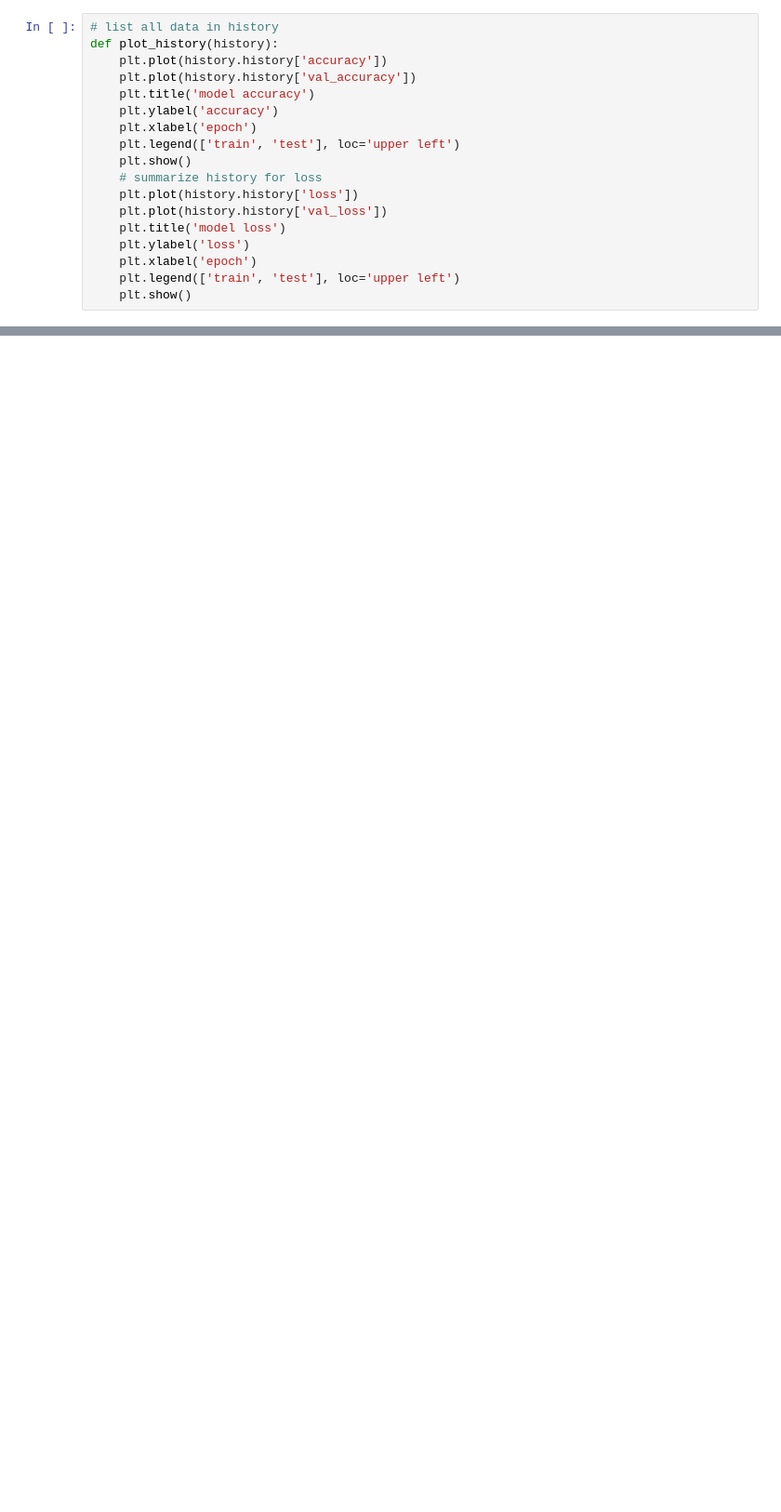
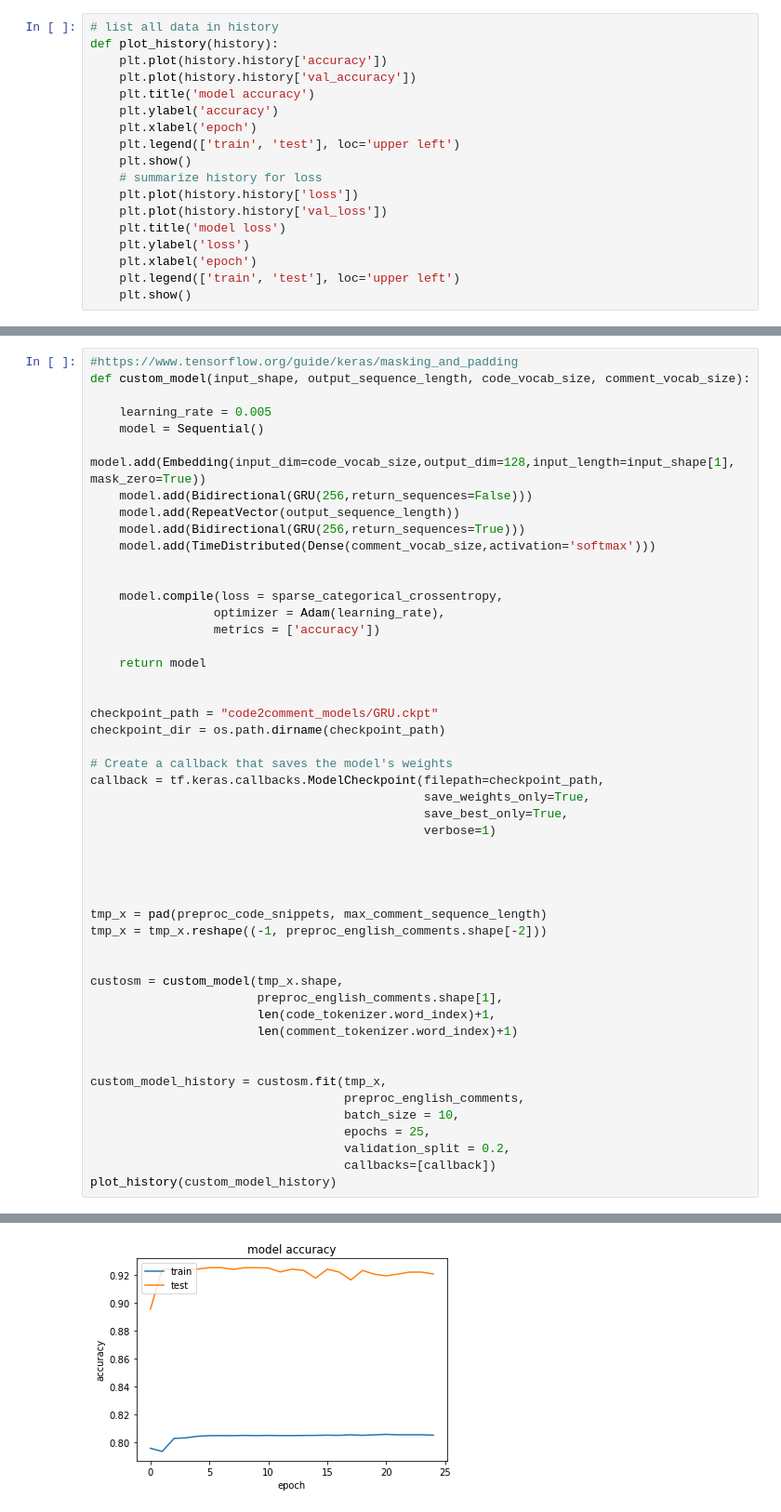
Before and after one commit to Avielstein/Python-NMT-models-for-Python-to-Comment--615-Deep-Learning, a Jupyter notebook: Code2CommentModels.ipynb, the cells around one changed output, grey strips where cells are left out. Shown at 93% size. Cells and saved outputs as stored; diff of their text form; blank space fills up the shorter version.

```diff
--- a/Code2CommentModels.ipynb
+++ b/Code2CommentModels.ipynb
@@ -164,0 +181,50 @@ KeyboardInterrupt:
+# %%
+#https://www.tensorflow.org/guide/keras/masking_and_padding
+def custom_model(input_shape, output_sequence_length, code_vocab_size, comment_vocab_size):
+
+    learning_rate = 0.005
+    model = Sequential()
+    model.add(Embedding(input_dim=code_vocab_size,output_dim=128,input_length=input_shape[1], mask_zero=True))
+    model.add(Bidirectional(GRU(256,return_sequences=False)))
+    model.add(RepeatVector(output_sequence_length))
+    model.add(Bidirectional(GRU(256,return_sequences=True)))
+    model.add(TimeDistributed(Dense(comment_vocab_size,activation='softmax')))
+
+
+    model.compile(loss = sparse_categorical_crossentropy,
+                 optimizer = Adam(learning_rate),
+                 metrics = ['accuracy'])
+
+    return model
+
+
+checkpoint_path = "code2comment_models/GRU.ckpt"
+checkpoint_dir = os.path.dirname(checkpoint_path)
+
+# Create a callback that saves the model's weights
+callback = tf.keras.callbacks.ModelCheckpoint(filepath=checkpoint_path,
+                                              save_weights_only=True,
+                                              save_best_only=True,
+                                              verbose=1)
+
+
+
+
+tmp_x = pad(preproc_code_snippets, max_comment_sequence_length)
+tmp_x = tmp_x.reshape((-1, preproc_english_comments.shape[-2]))
+
+
+custosm = custom_model(tmp_x.shape,
+                       preproc_english_comments.shape[1],
+                       len(code_tokenizer.word_index)+1,
+                       len(comment_tokenizer.word_index)+1)
+
+
+custom_model_history = custosm.fit(tmp_x,
+                                   preproc_english_comments,
+                                   batch_size = 10,
+                                   epochs = 25,
+                                   validation_split = 0.2,
+                                   callbacks=[callback])
+plot_history(custom_model_history)
+# %% [output]
@@ -164,0 +248 @@ KeyboardInterrupt:
+[figure, added]
```
Also changed, not shown: parts of 7 cells of this notebook.
